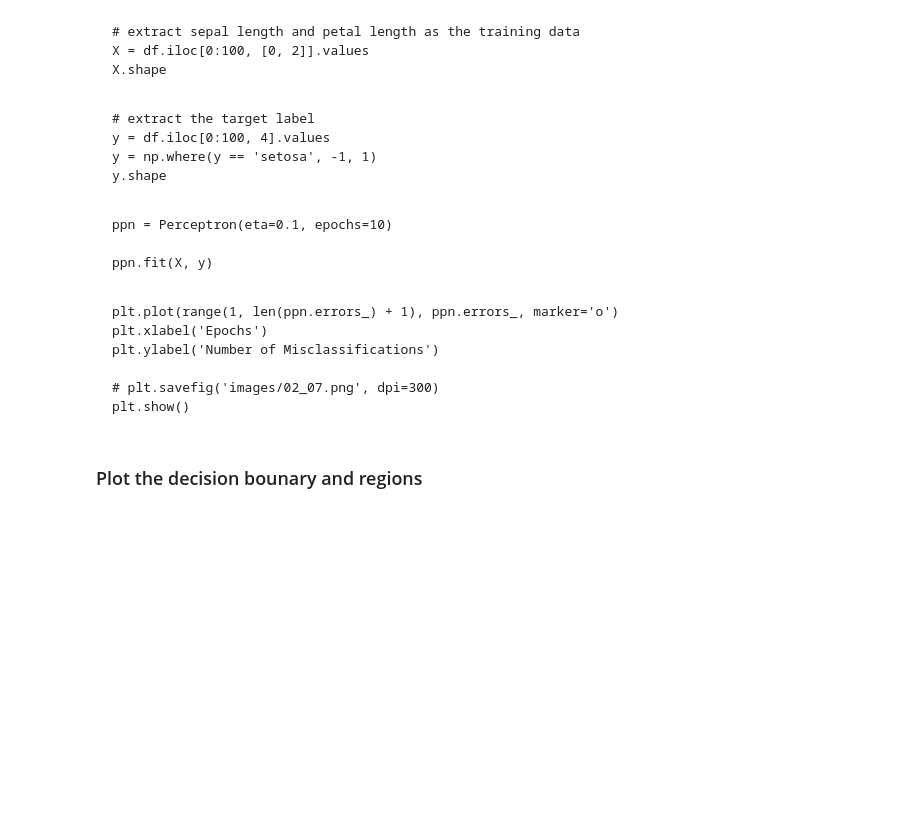
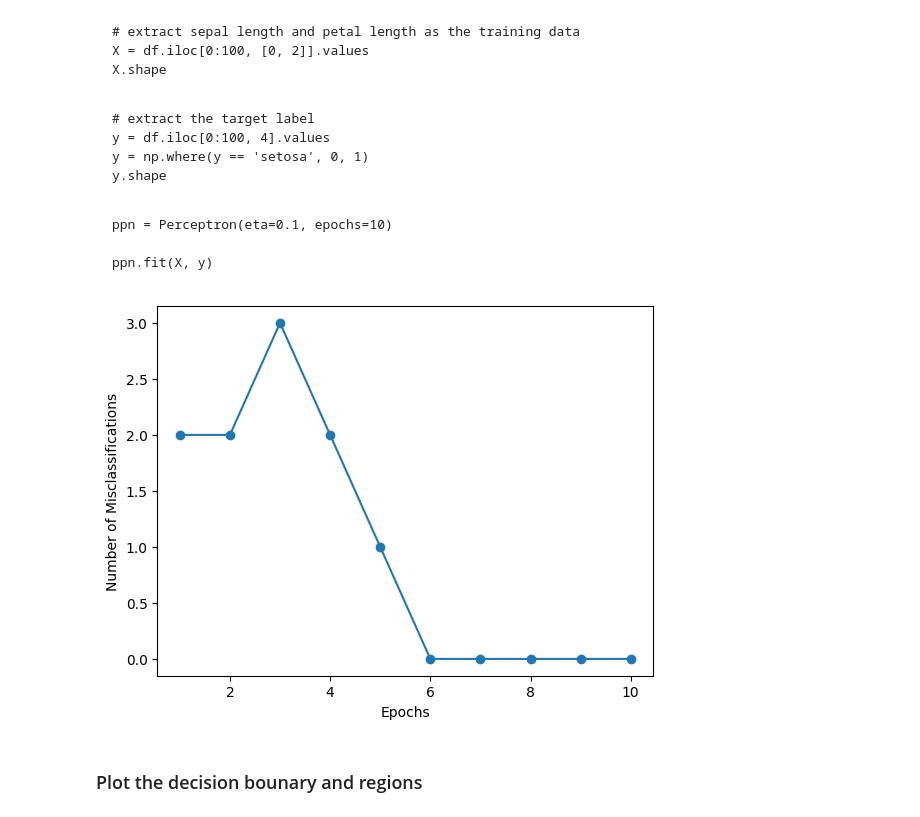
Before and after one commit to anyuanay/INFO213, a Jupyter notebook: INFO213_Week1_2_TrainingSimpleClassifier_answers_lecture.ipynb, the cells around one changed output. Saved outputs shown, nothing was run; the diff lists cells and outputs as text; code cells hidden in the pictures; blank space fills up the shorter version.

````diff
--- a/INFO213_Week1_2_TrainingSimpleClassifier_answers_lecture.ipynb
+++ b/INFO213_Week1_2_TrainingSimpleClassifier_answers_lecture.ipynb
@@ -346,7 +357,7 @@ X.shape
 ```
 # extract the target label
 y = df.iloc[0:100, 4].values
-y = np.where(y == 'setosa', -1, 1)
+y = np.where(y == 'setosa', 0, 1)
 y.shape
 ```
 # %% [markdown]
@@ -355,15 +366,15 @@ ppn = Perceptron(eta=0.1, epochs=10)
 
 ppn.fit(X, y)
 ```
-# %% [markdown]
-```
-plt.plot(range(1, len(ppn.errors_) + 1), ppn.errors_, marker='o')
-plt.xlabel('Epochs')
-plt.ylabel('Number of Misclassifications')
-
-# plt.savefig('images/02_07.png', dpi=300)
-plt.show()
-```
+# %%
+plt.plot(range(1, len(ppn.errors_) + 1), ppn.errors_, marker='o')
+plt.xlabel('Epochs')
+plt.ylabel('Number of Misclassifications')
+
+# plt.savefig('images/02_07.png', dpi=300)
+plt.show()
+# %% [output]
+[figure, added]
 # %% [markdown]
 ### Plot the decision bounary and regions
 # %%
````
Also changed, not shown: parts of 15 cells of this notebook.
